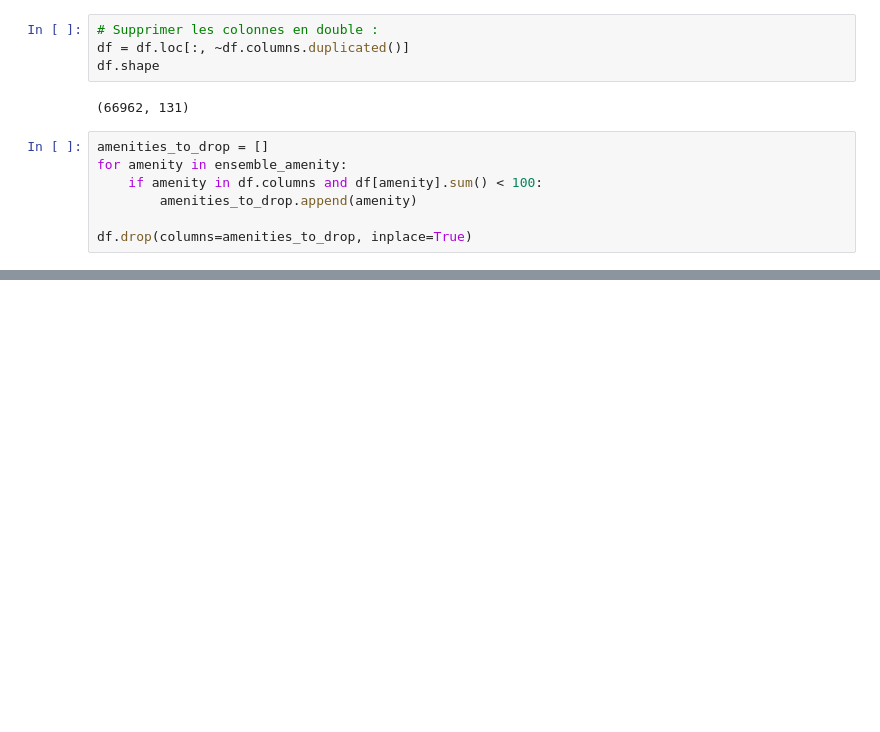
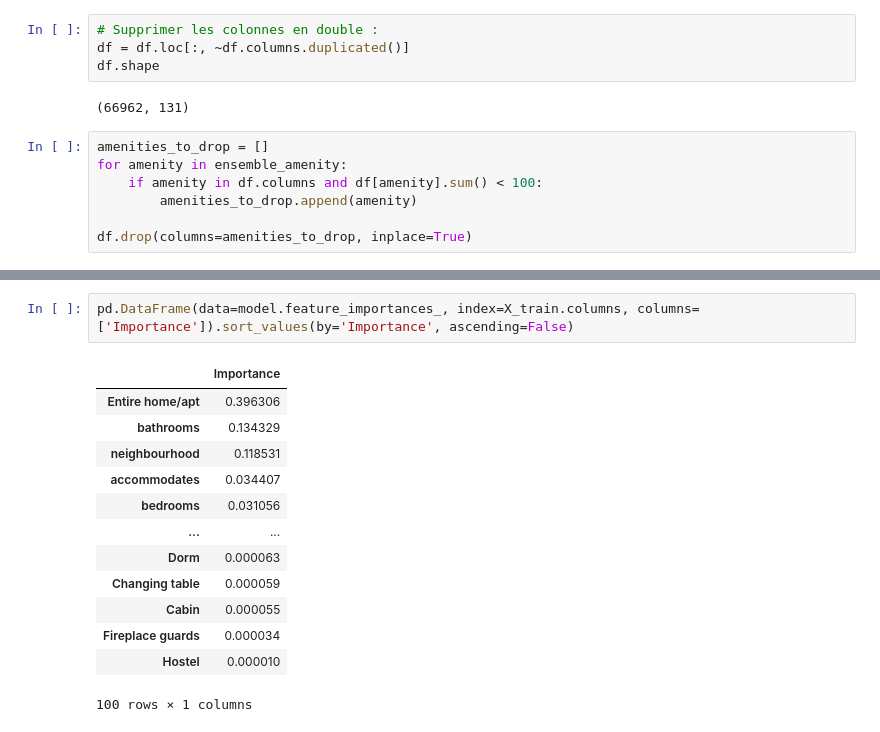
Before and after one commit to ThomasSanna/M1DE-ingenieurie-des-donnees, a Jupyter notebook: td/td-airbnb/Pre-processing.ipynb, the cells around one changed output, grey strips where cells are left out. Drawn from its saved outputs; the diff is of its cells as text; blank space fills up the shorter version.

```diff
--- a/td/td-airbnb/Pre-processing.ipynb
+++ b/td/td-airbnb/Pre-processing.ipynb
@@ -760,0 +832,16 @@ df.drop(columns=amenities_to_drop, inplace=True)
+# %%
+pd.DataFrame(data=model.feature_importances_, index=X_train.columns, columns=['Importance']).sort_values(by='Importance', ascending=False)
+# %% [output]
+|  | Importance |
+| Entire home/apt | 0.396306 |
+| bathrooms | 0.134329 |
+| neighbourhood | 0.118531 |
+| accommodates | 0.034407 |
+| bedrooms | 0.031056 |
+| ... | ... |
+| Dorm | 0.000063 |
+| Changing table | 0.000059 |
+| Cabin | 0.000055 |
+| Fireplace guards | 0.000034 |
+| Hostel | 0.000010 |
+100 rows × 1 columns
```
Also changed, not shown: parts of 11 cells of this notebook, 6 other files.
